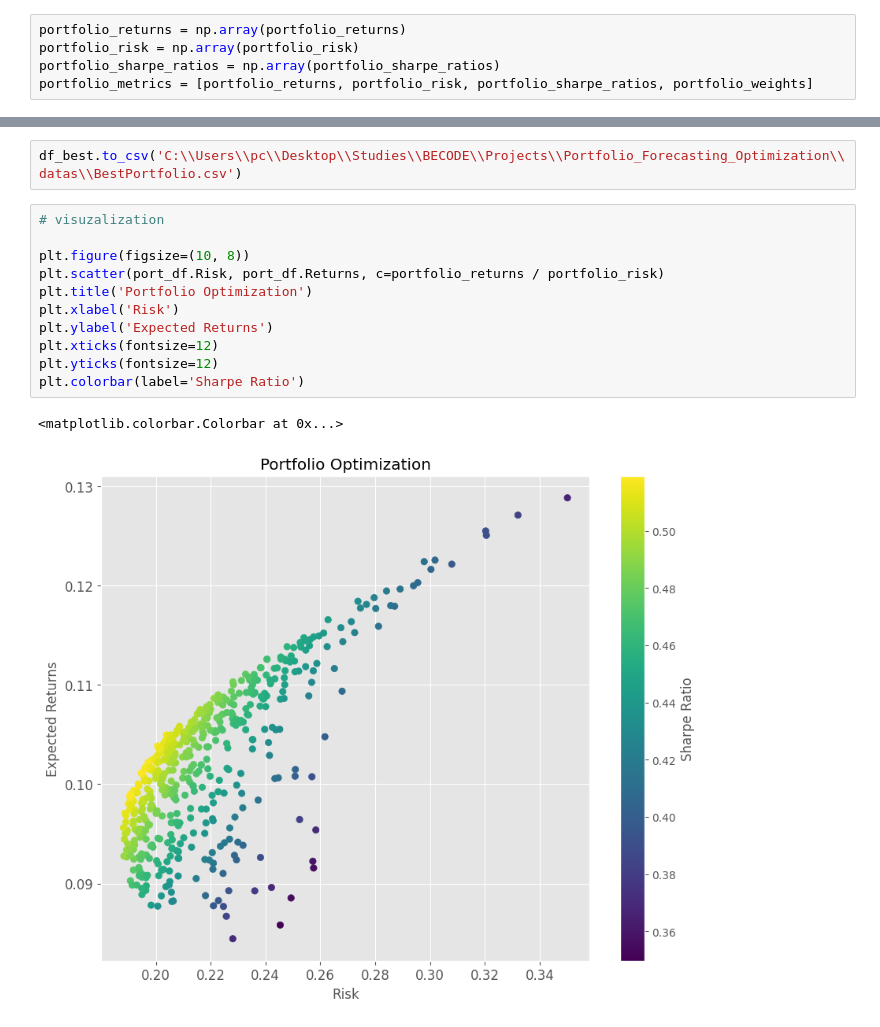
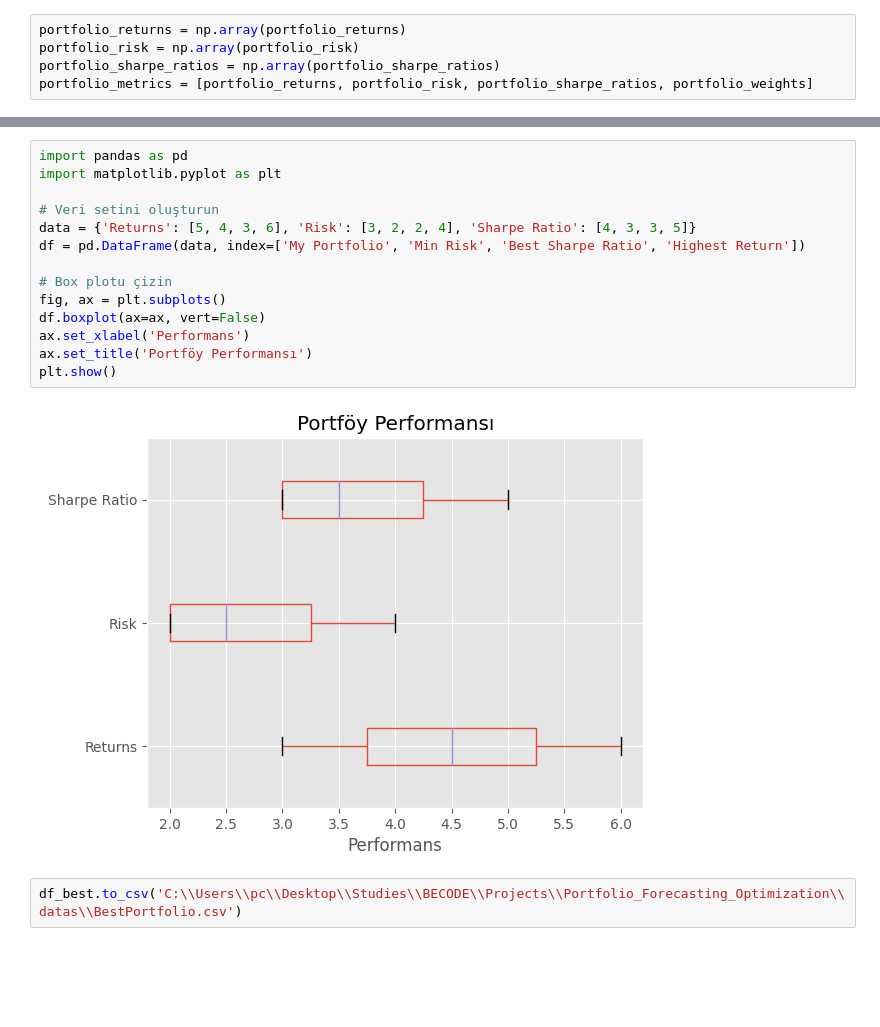
Before and after one commit to anilembel/Portfolio_Forecasting_Optimization, a Jupyter notebook: NoteBooks/Portfolio_Optimizer.ipynb, the cells around one changed output, grey strips where cells are left out. Cells and saved outputs as stored; diff of their text form; blank space fills up the shorter version.

```diff
--- a/NoteBooks/Portfolio_Optimizer.ipynb
+++ b/NoteBooks/Portfolio_Optimizer.ipynb
@@ -177,16 +283,18 @@ df_best
+# %%
+import pandas as pd
+import matplotlib.pyplot as plt
+
+# Veri setini oluşturun
+data = {'Returns': [5, 4, 3, 6], 'Risk': [3, 2, 2, 4], 'Sharpe Ratio': [4, 3, 3, 5]}
+df = pd.DataFrame(data, index=['My Portfolio', 'Min Risk', 'Best Sharpe Ratio', 'Highest Return'])
+
+# Box plotu çizin
+fig, ax = plt.subplots()
+df.boxplot(ax=ax, vert=False)
+ax.set_xlabel('Performans')
+ax.set_title('Portföy Performansı')
+plt.show()
+# %% [output]
+[figure, added]
 # %%
 df_best.to_csv('C:\\Users\\pc\\Desktop\\Studies\\BECODE\\Projects\\Portfolio_Forecasting_Optimization\\datas\\BestPortfolio.csv')
-# %%
-# visuzalization
-
-plt.figure(figsize=(10, 8))
-plt.scatter(port_df.Risk, port_df.Returns, c=portfolio_returns / portfolio_risk)
-plt.title('Portfolio Optimization')
-plt.xlabel('Risk')
-plt.ylabel('Expected Returns')
-plt.xticks(fontsize=12)
-plt.yticks(fontsize=12)
-plt.colorbar(label='Sharpe Ratio')
-# %% [output]
-<matplotlib.colorbar.Colorbar at 0x...>
-[figure, removed]
```
Also changed, not shown: parts of 24 cells of this notebook, 3 other files.
